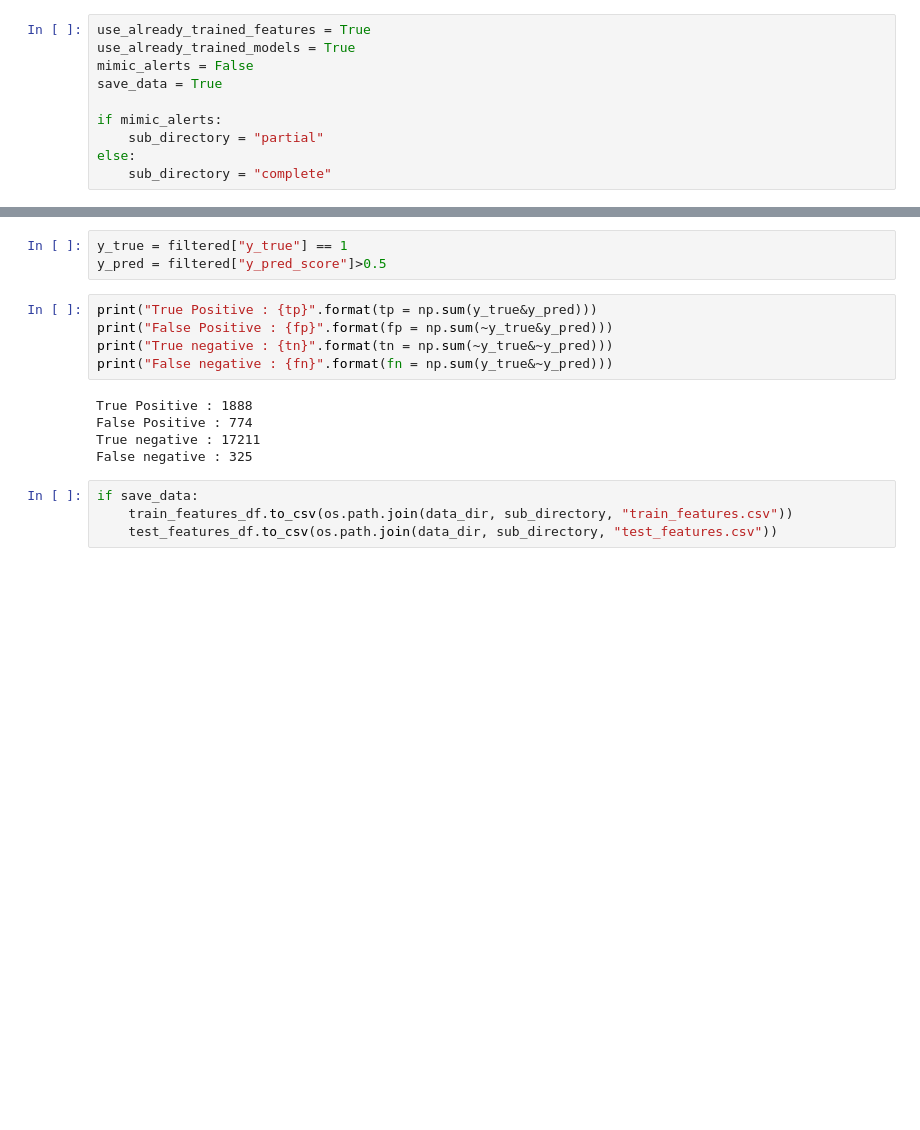
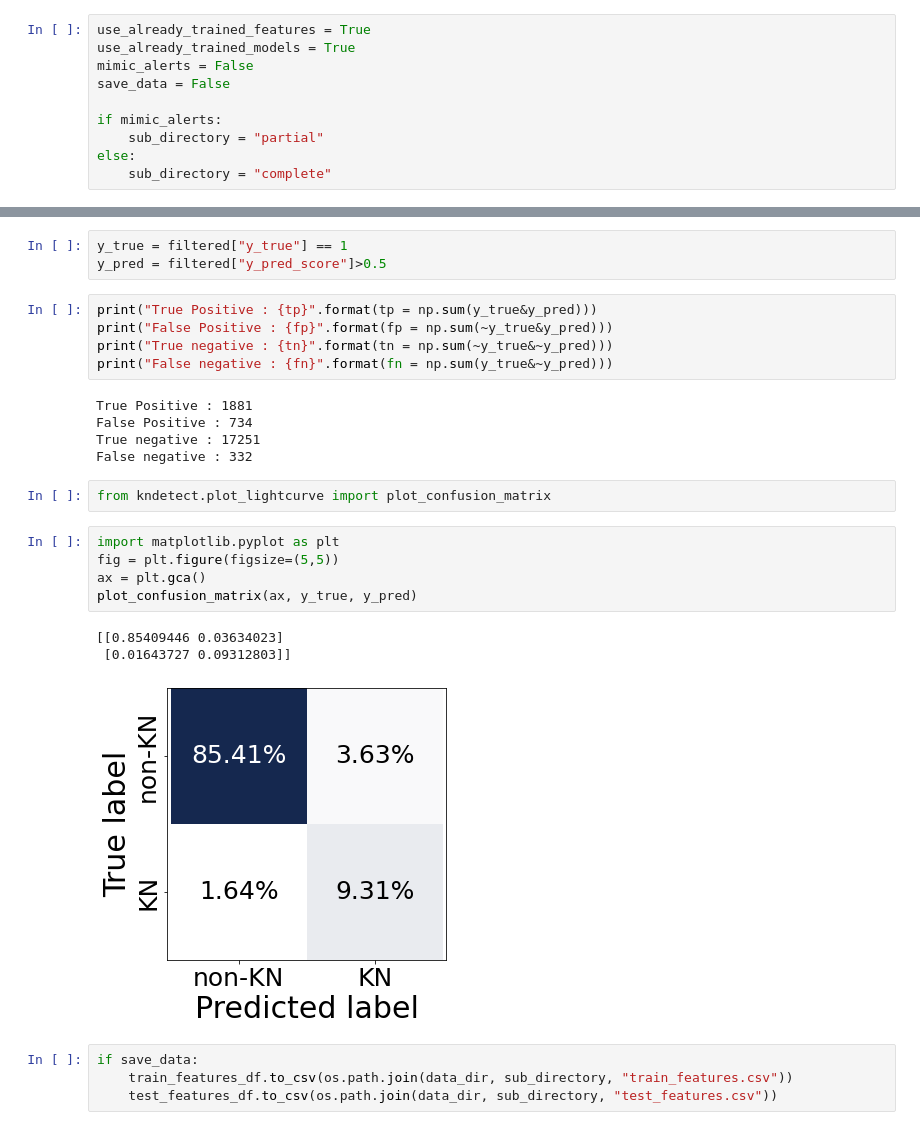
Before and after one commit to b-biswas/kndetect, a Jupyter notebook: notebooks/train_on_complete_lc.ipynb, the cells around one changed output, grey strips where cells are left out. Drawn from its saved outputs; the diff is of its cells as text; blank space fills up the shorter version.

```diff
--- a/notebooks/train_on_complete_lc.ipynb
+++ b/notebooks/train_on_complete_lc.ipynb
@@ -28,7 +28,7 @@ data_dir = get_data_dir_path()
 use_already_trained_features = True
 use_already_trained_models = True
 mimic_alerts = False
-save_data = True
+save_data = False
 
 if mimic_alerts:
     sub_directory = "partial"
@@ -115,10 +126,21 @@ print("False Positive : {fp}".format(fp = np.sum(~y_true&y_pred)))
 print("True negative : {tn}".format(tn = np.sum(~y_true&~y_pred)))
 print("False negative : {fn}".format(fn = np.sum(y_true&~y_pred)))
 # %% [output]
-True Positive : 1888
-False Positive : 774
-True negative : 17211
-False negative : 325
+True Positive : 1881
+False Positive : 734
+True negative : 17251
+False negative : 332
+# %%
+from kndetect.plot_lightcurve import plot_confusion_matrix
+# %%
+import matplotlib.pyplot as plt
+fig = plt.figure(figsize=(5,5))
+ax = plt.gca()
+plot_confusion_matrix(ax, y_true, y_pred)
+# %% [output]
+[[0.85409446 0.03634023]
+ [0.01643727 0.09312803]]
+[figure, added]
 # %%
 if save_data:
     train_features_df.to_csv(os.path.join(data_dir, sub_directory, "train_features.csv"))
```
Also changed, not shown: parts of 2 cells of this notebook, 8 other files.
